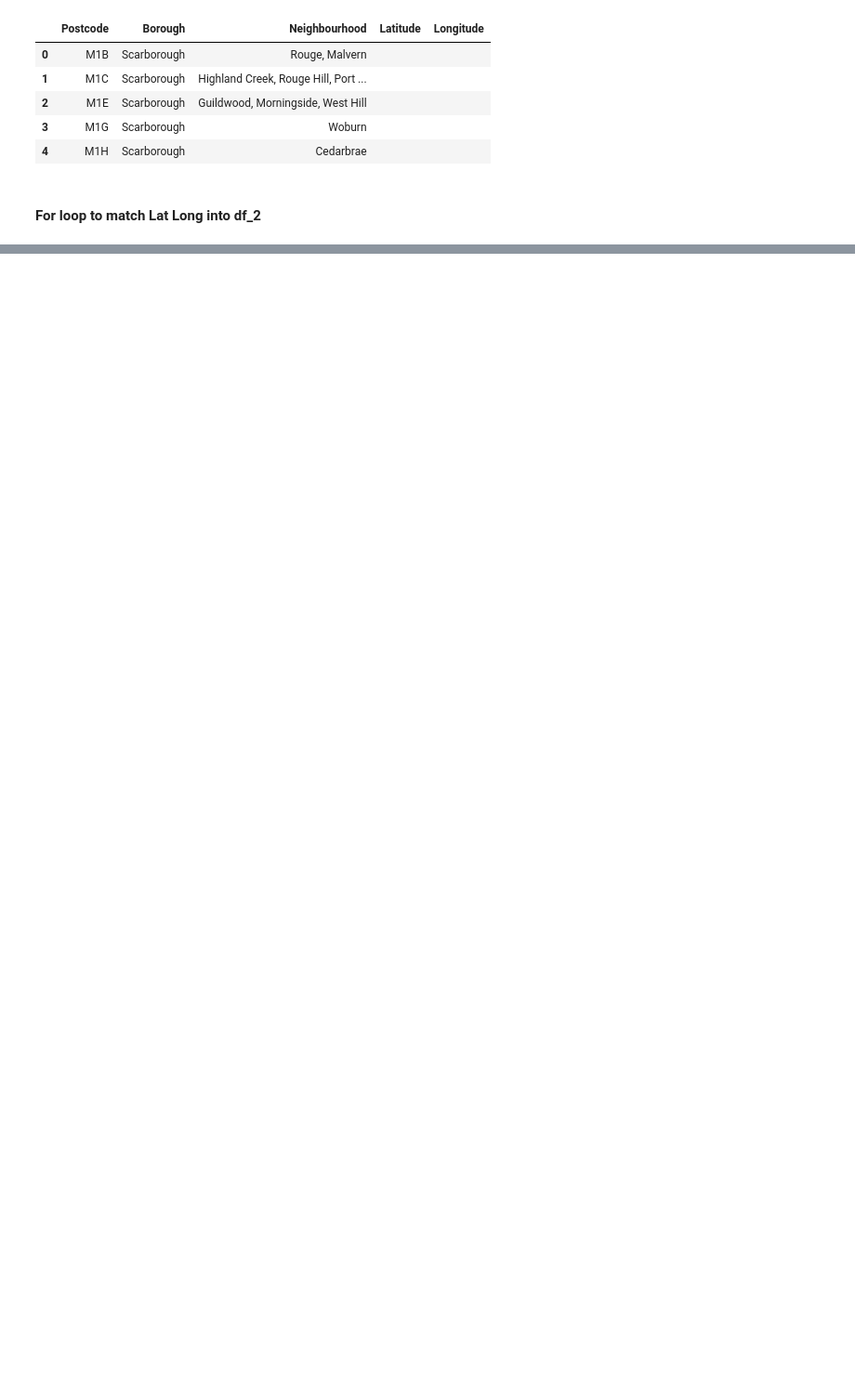
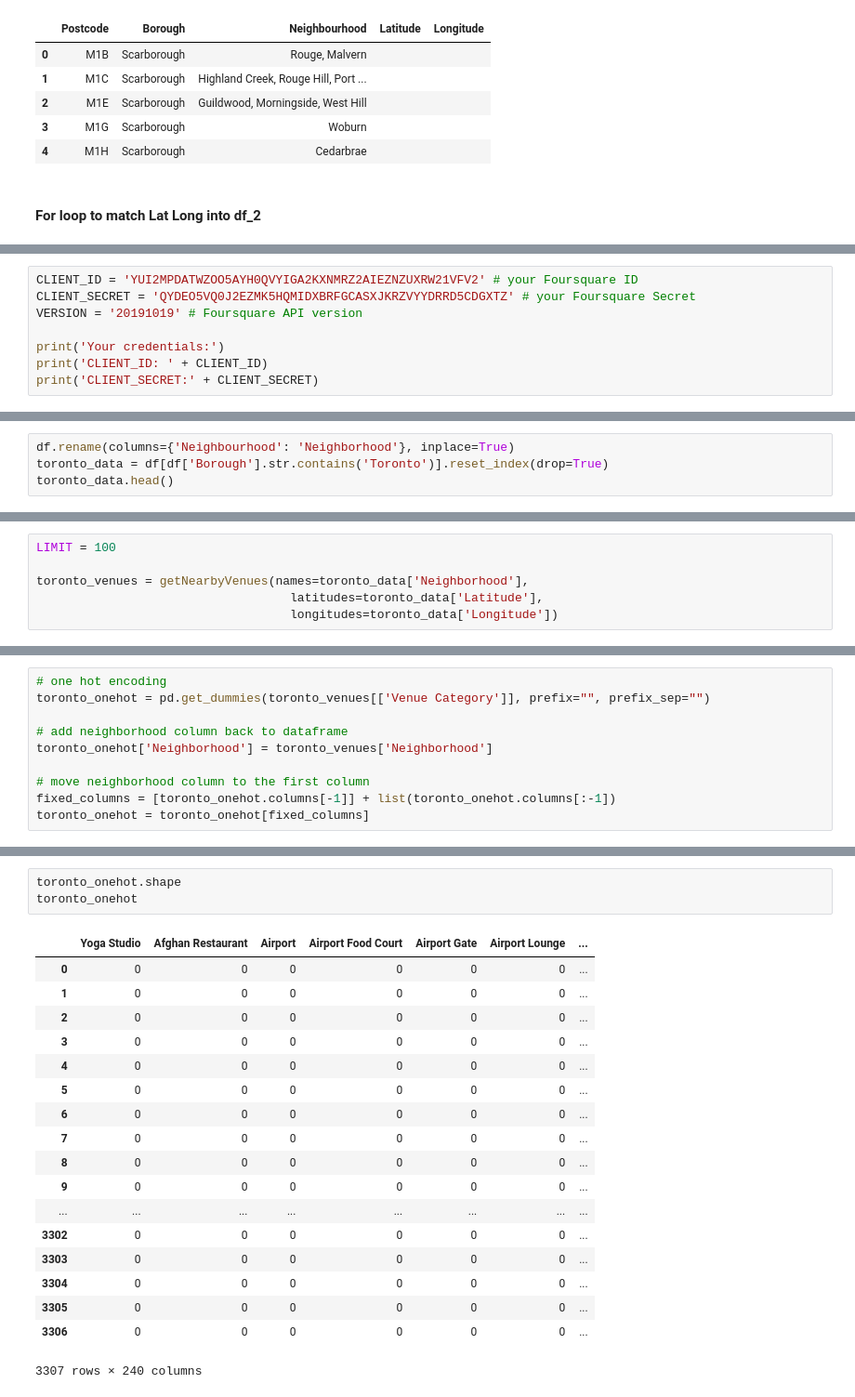
Before and after one commit to yingwoei/Coursera_Capstone, a Jupyter notebook: Clustering Toronto Neighbourhoods.ipynb, the cells around one changed output, grey strips where cells are left out. Shown: that part at 93% size. Cells and saved outputs as stored; diff of their text form; blank space fills up the shorter version.

```diff
--- a/Clustering Toronto Neighbourhoods.ipynb
+++ b/Clustering Toronto Neighbourhoods.ipynb
@@ -133,0 +245,8 @@ df_2.head()
+# %%
+CLIENT_ID = 'YUI2MPDATWZOO5AYH0QVYIGA2KXNMRZ2AIEZNZUXRW21VFV2' # your Foursquare ID
+CLIENT_SECRET = 'QYDEO5VQ0J2EZMK5HQMIDXBRFGCASXJKRZVYYDRRD5CDGXTZ' # your Foursquare Secret
+VERSION = '20191019' # Foursquare API version
+
+print('Your credentials:')
+print('CLIENT_ID: ' + CLIENT_ID)
+print('CLIENT_SECRET:' + CLIENT_SECRET)
@@ -133,0 +261,4 @@ df_2.head()
+# %%
+df.rename(columns={'Neighbourhood': 'Neighborhood'}, inplace=True)
+toronto_data = df[df['Borough'].str.contains('Toronto')].reset_index(drop=True)
+toronto_data.head()
@@ -133,0 +327,6 @@ df_2.head()
+# %%
+LIMIT = 100
+
+toronto_venues = getNearbyVenues(names=toronto_data['Neighborhood'],
+                                   latitudes=toronto_data['Latitude'],
+                                   longitudes=toronto_data['Longitude'])
@@ -133,0 +396,10 @@ df_2.head()
+# %%
+# one hot encoding
+toronto_onehot = pd.get_dummies(toronto_venues[['Venue Category']], prefix="", prefix_sep="")
+
+# add neighborhood column back to dataframe
+toronto_onehot['Neighborhood'] = toronto_venues['Neighborhood']
+
+# move neighborhood column to the first column
+fixed_columns = [toronto_onehot.columns[-1]] + list(toronto_onehot.columns[:-1])
+toronto_onehot = toronto_onehot[fixed_columns]
@@ -133,0 +408,22 @@ df_2.head()
+# %%
+toronto_onehot.shape
+toronto_onehot
+# %% [output]
+|  | Yoga Studio | Afghan Restaurant | Airport | Airport Food Court | Airport Gate | Airport Lounge | ... |
+| 0 | 0 | 0 | 0 | 0 | 0 | 0 | ... |
+| 1 | 0 | 0 | 0 | 0 | 0 | 0 | ... |
+| 2 | 0 | 0 | 0 | 0 | 0 | 0 | ... |
+| 3 | 0 | 0 | 0 | 0 | 0 | 0 | ... |
+| 4 | 0 | 0 | 0 | 0 | 0 | 0 | ... |
+| 5 | 0 | 0 | 0 | 0 | 0 | 0 | ... |
+| 6 | 0 | 0 | 0 | 0 | 0 | 0 | ... |
+| 7 | 0 | 0 | 0 | 0 | 0 | 0 | ... |
+| 8 | 0 | 0 | 0 | 0 | 0 | 0 | ... |
+| 9 | 0 | 0 | 0 | 0 | 0 | 0 | ... |
+| ... | ... | ... | ... | ... | ... | ... | ... |
+| 3302 | 0 | 0 | 0 | 0 | 0 | 0 | ... |
+| 3303 | 0 | 0 | 0 | 0 | 0 | 0 | ... |
+| 3304 | 0 | 0 | 0 | 0 | 0 | 0 | ... |
+| 3305 | 0 | 0 | 0 | 0 | 0 | 0 | ... |
+| 3306 | 0 | 0 | 0 | 0 | 0 | 0 | ... |
+3307 rows × 240 columns
```
Also changed, not shown: parts of 60 cells of this notebook.
